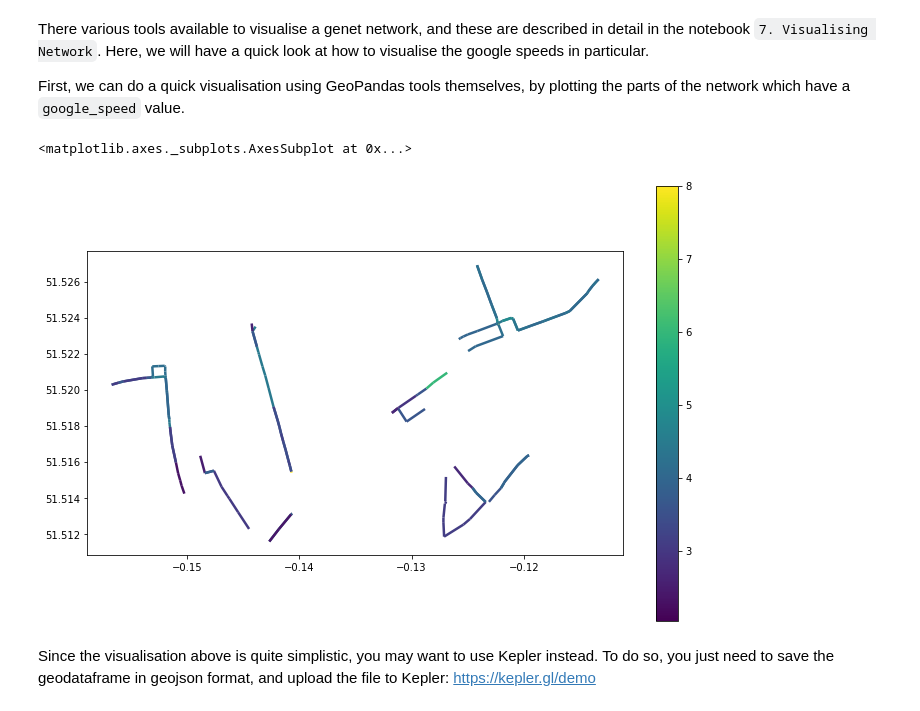
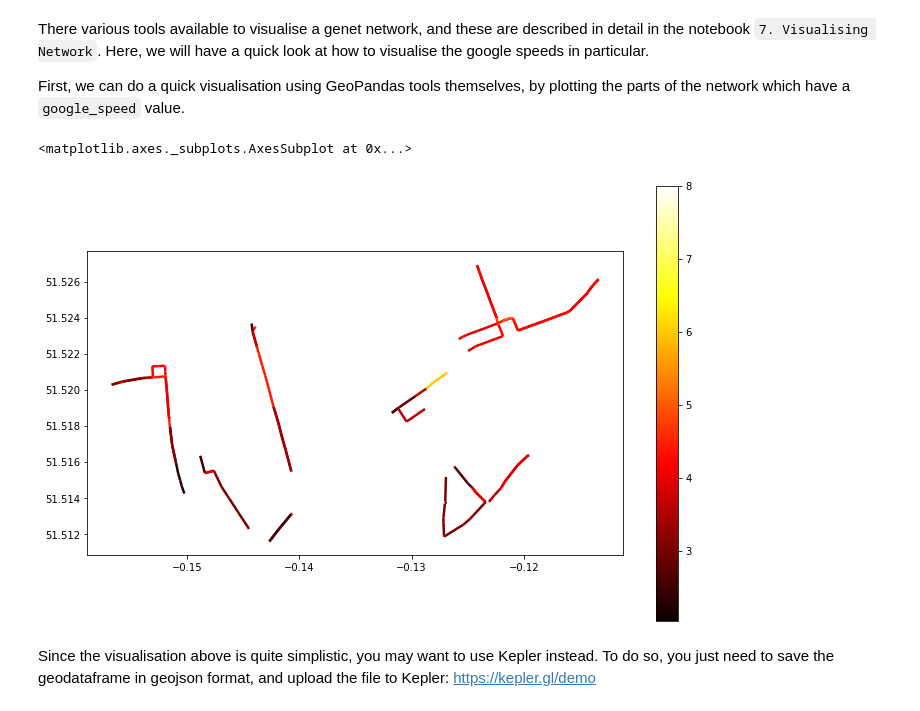
Before and after one commit to arup-group/genet, a Jupyter notebook: notebooks/6.2. Validating Network - Google Directions API.ipynb, the cells around one changed output. Saved outputs shown, nothing was run; the diff lists cells and outputs as text; code cells hidden in the pictures.

```diff
--- a/notebooks/6.2. Validating Network - Google Directions API.ipynb
+++ b/notebooks/6.2. Validating Network - Google Directions API.ipynb
@@ -404,10 +409,10 @@ There various tools available to visualise a genet network, and these are descri
 First, we can do a quick visualisation using GeoPandas tools themselves, by plotting the parts of the network which have a `google_speed` value.
 # %%
 fig, ax = plt.subplots(1, 1, figsize=(12,8))
-gdf.plot(column='google_speed', ax=ax, legend=True, linewidth=2.5)
+gdf.plot(column='google_speed', ax=ax, legend=True, cmap='hot', linewidth=2.5)
 # %% [output]
 <matplotlib.axes._subplots.AxesSubplot at 0x...>
-[figure, old version]
+[figure, new version]
 # %% [markdown]
 Since the visualisation above is quite simplistic, you may want to use Kepler instead. To do so, you just need to save the geodataframe in geojson format, and upload the file to Kepler: https://kepler.gl/demo
 # %%
```
Also changed, not shown: parts of 9 cells of this notebook, 2 other files.
